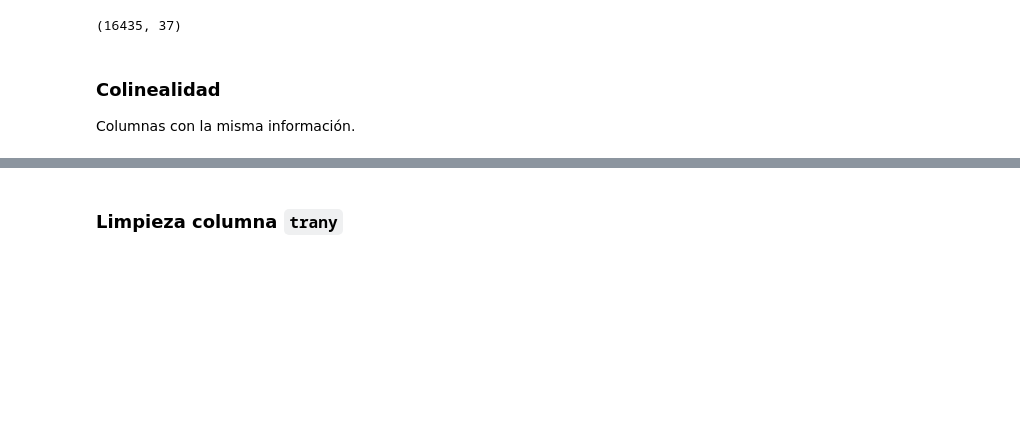
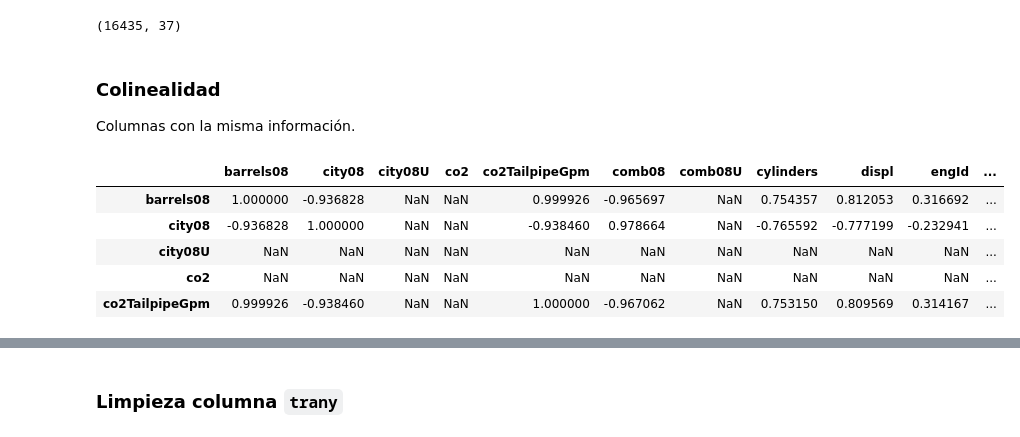
Before and after one commit to Ironhack-Data-Madrid-Abril-2021/Material_Clase, a Jupyter notebook: semana_2/2.2 - Data Cleaning .ipynb, the cells around one changed output, grey strips where cells are left out. Drawn from its saved outputs; the diff is of its cells as text; code cells hidden in the pictures; blank space fills up the shorter version.

```diff
--- a/semana_2/2.2 - Data Cleaning .ipynb
+++ b/semana_2/2.2 - Data Cleaning .ipynb
@@ -390,3 +390,12 @@ df.shape
 ### Colinealidad
 
 Columnas con la misma información.
+# %%
+df.corr().head()     # matriz de correlación, si salen nulos es por varianza=0
+# %% [output]
+|  | barrels08 | city08 | city08U | co2 | co2TailpipeGpm | comb08 | comb08U | cylinders | displ | engId | ... |
+| barrels08 | 1.000000 | -0.936828 | NaN | NaN | 0.999926 | -0.965697 | NaN | 0.754357 | 0.812053 | 0.316692 | ... |
+| city08 | -0.936828 | 1.000000 | NaN | NaN | -0.938460 | 0.978664 | NaN | -0.765592 | -0.777199 | -0.232941 | ... |
+| city08U | NaN | NaN | NaN | NaN | NaN | NaN | NaN | NaN | NaN | NaN | ... |
+| co2 | NaN | NaN | NaN | NaN | NaN | NaN | NaN | NaN | NaN | NaN | ... |
+| co2TailpipeGpm | 0.999926 | -0.938460 | NaN | NaN | 1.000000 | -0.967062 | NaN | 0.753150 | 0.809569 | 0.314167 | ... |
```
Also changed, not shown: parts of 18 cells of this notebook.
